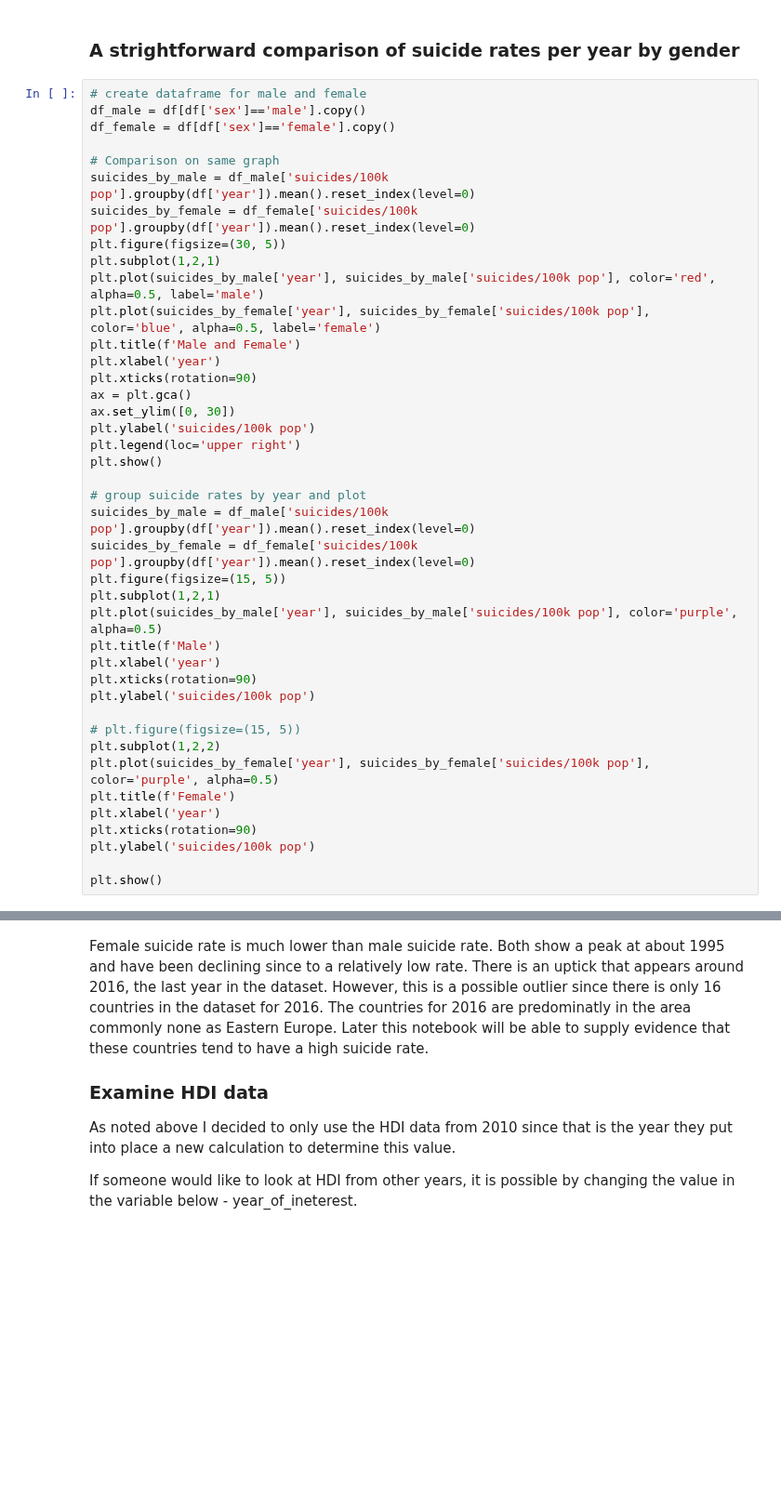
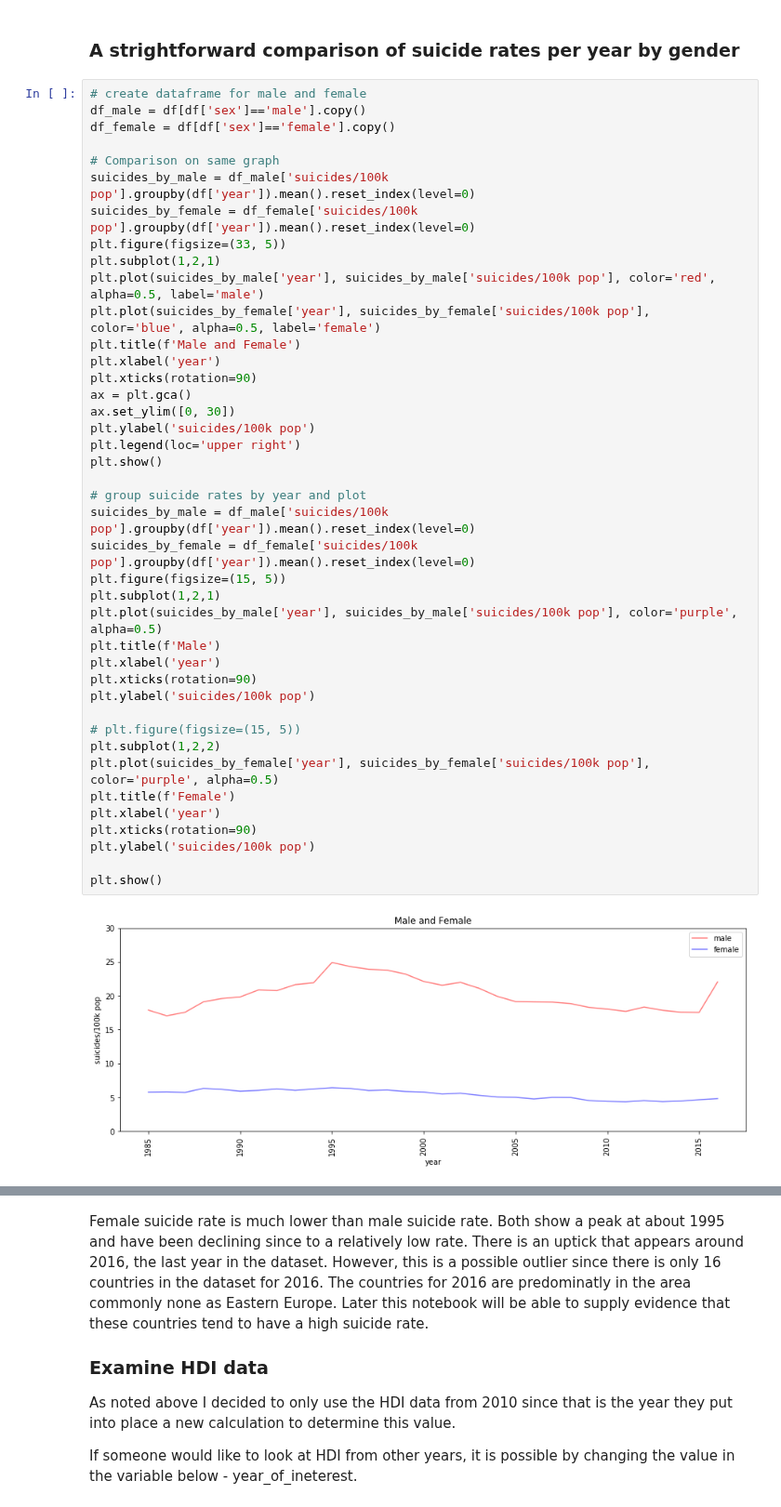
Before and after one commit to linuxacademy/content-python-for-database-and-reporting, a Jupyter notebook: lessons/5-reports/lesson_5_1_2.ipynb, the cells around one changed output, grey strips where cells are left out. Shown at 93% size. Saved outputs shown, nothing was run; the diff lists cells and outputs as text; blank space fills up the shorter version.

```diff
--- a/lessons/5-reports/lesson_5_1_2.ipynb
+++ b/lessons/5-reports/lesson_5_1_2.ipynb
@@ -83,36 +108,38 @@ df_female = df[df['sex']=='female'].copy()
 # Comparison on same graph
 suicides_by_male = df_male['suicides/100k pop'].groupby(df['year']).mean().reset_index(level=0)
 suicides_by_female = df_female['suicides/100k pop'].groupby(df['year']).mean().reset_index(level=0)
-plt.figure(figsize=(30, 5))
+plt.figure(figsize=(33, 5))
 plt.subplot(1,2,1)
 plt.plot(suicides_by_male['year'], suicides_by_male['suicides/100k pop'], color='red', alpha=0.5, label='male')
 plt.plot(suicides_by_female['year'], suicides_by_female['suicides/100k pop'], color='blue', alpha=0.5, label='female')
 plt.title(f'Male and Female')
 plt.xlabel('year')
 plt.xticks(rotation=90)
 ax = plt.gca()
 ax.set_ylim([0, 30])
 plt.ylabel('suicides/100k pop')
 plt.legend(loc='upper right')
 plt.show()
 
 # group suicide rates by year and plot
 suicides_by_male = df_male['suicides/100k pop'].groupby(df['year']).mean().reset_index(level=0)
 suicides_by_female = df_female['suicides/100k pop'].groupby(df['year']).mean().reset_index(level=0)
 plt.figure(figsize=(15, 5))
 plt.subplot(1,2,1)
 plt.plot(suicides_by_male['year'], suicides_by_male['suicides/100k pop'], color='purple', alpha=0.5)
 plt.title(f'Male')
 plt.xlabel('year')
 plt.xticks(rotation=90)
 plt.ylabel('suicides/100k pop')
 
 # plt.figure(figsize=(15, 5))
 plt.subplot(1,2,2)
 plt.plot(suicides_by_female['year'], suicides_by_female['suicides/100k pop'], color='purple', alpha=0.5)
 plt.title(f'Female')
 plt.xlabel('year')
 plt.xticks(rotation=90)
 plt.ylabel('suicides/100k pop')
 
 plt.show()
+# %% [output]
+[figure, added]
```
Also changed, not shown: parts of 9 cells of this notebook, 2 other files.
